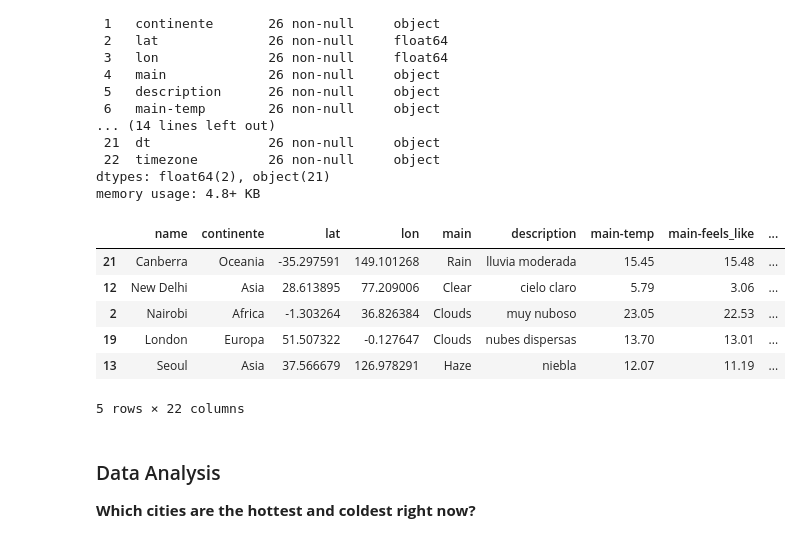
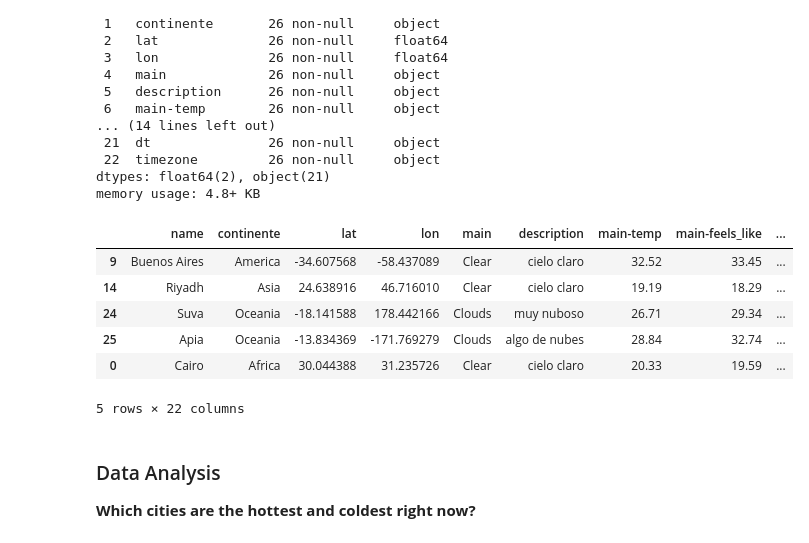
Before and after one commit to franpelirrojo/weather-data-analysis, a Jupyter notebook: weather-data.ipynb, the cells around one changed output. Cells and saved outputs as stored; diff of their text form; code cells hidden in the pictures.

```diff
--- a/weather-data.ipynb
+++ b/weather-data.ipynb
@@ -121,14 +124,14 @@ df_tiempo.drop(columns="timezone", inplace=True)
 # %%
 df_tiempo.fillna(0, inplace=True)
 # %%
-df_tiempo
+df_tiempo.sample(5)
 # %% [output]
 |  | name | continente | lat | lon | main | description | main-temp | main-feels_like | ... |
-| 21 | Canberra | Oceania | -35.297591 | 149.101268 | Rain | lluvia moderada | 15.45 | 15.48 | ... |
-| 12 | New Delhi | Asia | 28.613895 | 77.209006 | Clear | cielo claro | 5.79 | 3.06 | ... |
-| 2 | Nairobi | Africa | -1.303264 | 36.826384 | Clouds | muy nuboso | 23.05 | 22.53 | ... |
-| 19 | London | Europa | 51.507322 | -0.127647 | Clouds | nubes dispersas | 13.70 | 13.01 | ... |
-| 13 | Seoul | Asia | 37.566679 | 126.978291 | Haze | niebla | 12.07 | 11.19 | ... |
+| 9 | Buenos Aires | America | -34.607568 | -58.437089 | Clear | cielo claro | 32.52 | 33.45 | ... |
+| 14 | Riyadh | Asia | 24.638916 | 46.716010 | Clear | cielo claro | 19.19 | 18.29 | ... |
+| 24 | Suva | Oceania | -18.141588 | 178.442166 | Clouds | muy nuboso | 26.71 | 29.34 | ... |
+| 25 | Apia | Oceania | -13.834369 | -171.769279 | Clouds | algo de nubes | 28.84 | 32.74 | ... |
+| 0 | Cairo | Africa | 30.044388 | 31.235726 | Clear | cielo claro | 20.33 | 19.59 | ... |
 5 rows × 22 columns
 # %%
 df_tiempo.to_csv("tiempo_global.csv")
```
Also changed, not shown: parts of 15 cells of this notebook, 1 other file.
